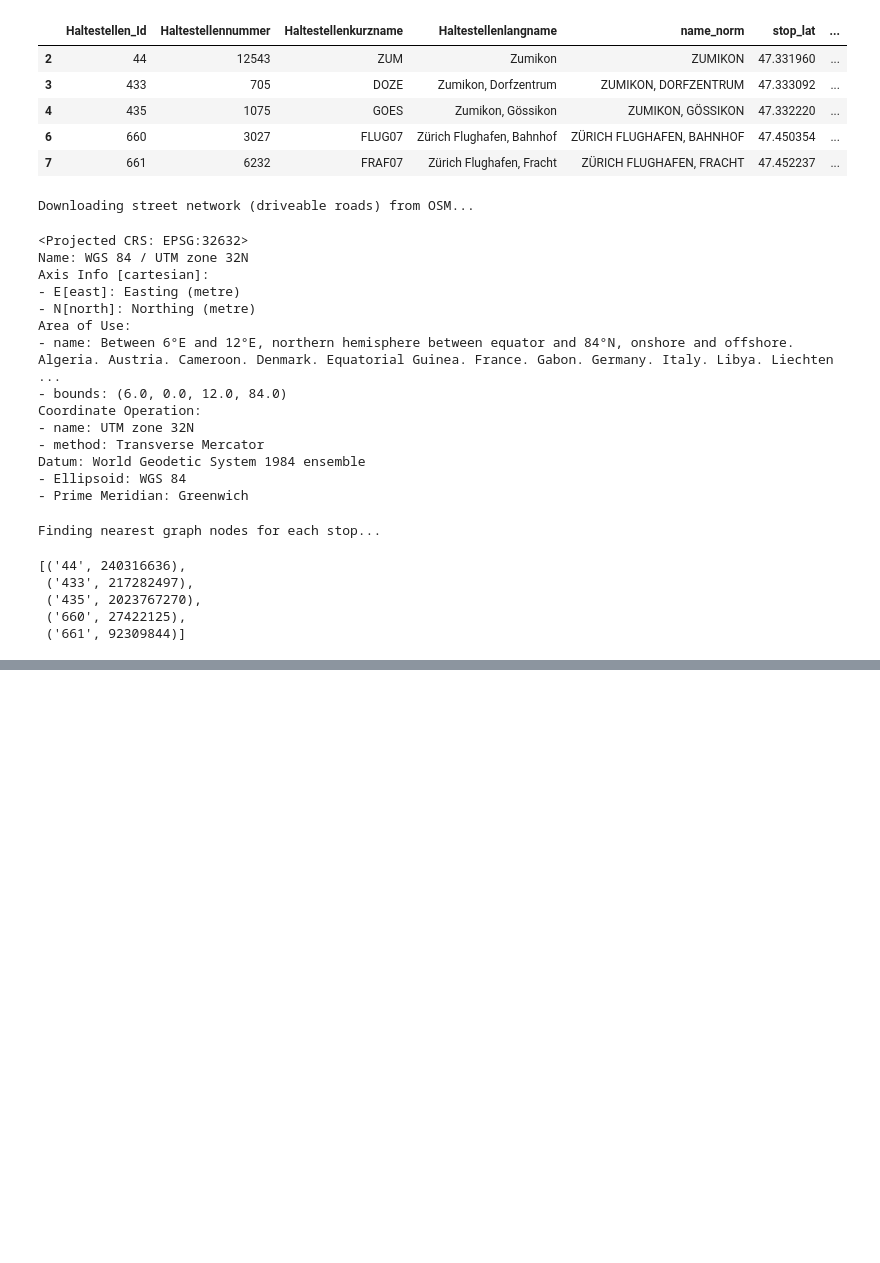
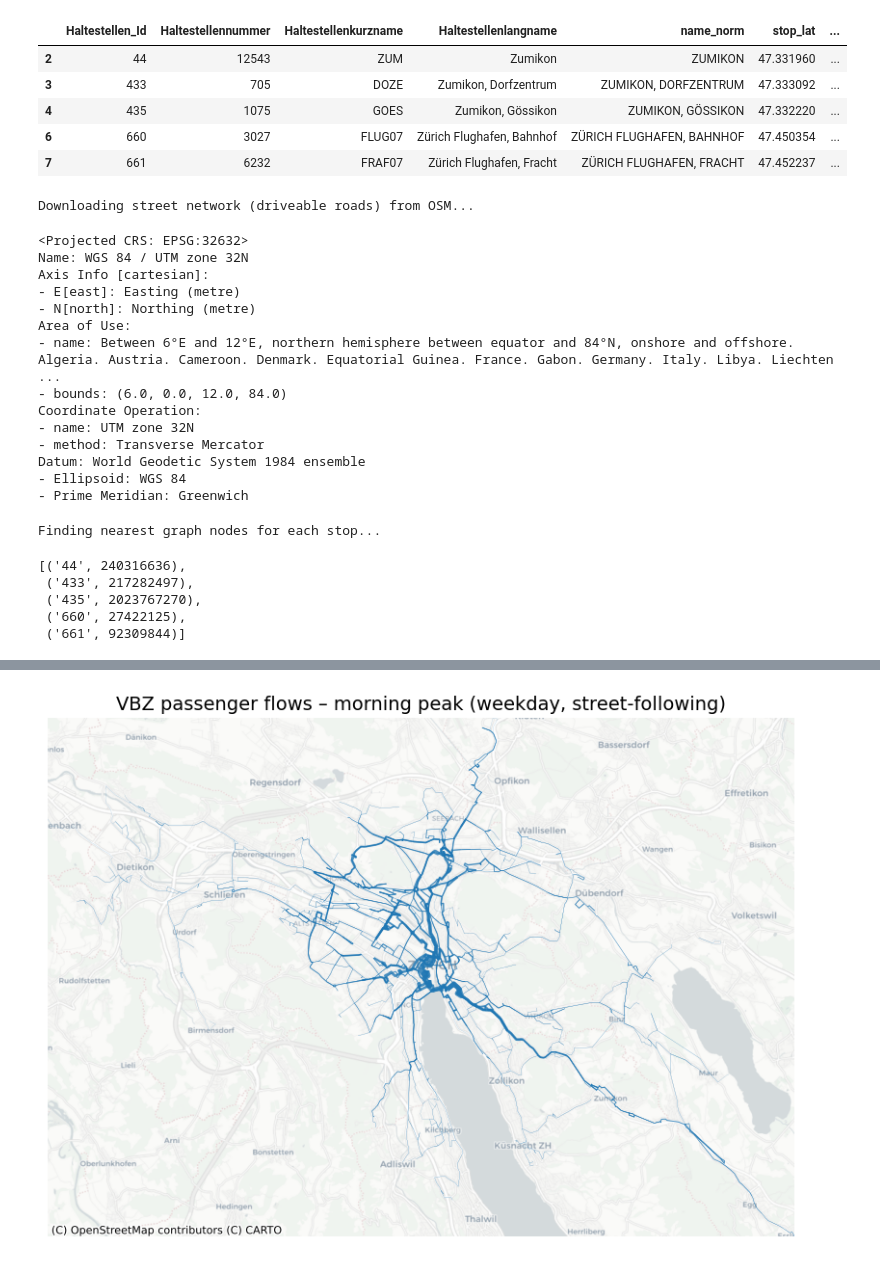
Before and after one commit to fcampell/DWDL, a Jupyter notebook: notebooks/public_transport.ipynb, the cells around one changed output, grey strips where cells are left out. Cells and saved outputs as stored; diff of their text form; code cells hidden in the pictures; blank space fills up the shorter version.

```diff
--- a/notebooks/public_transport.ipynb
+++ b/notebooks/public_transport.ipynb
@@ -445,0 +458,18 @@ Segments with valid street-following geometry: 0
+# %%
+# %%
+import geopandas as gpd
+import matplotlib.pyplot as plt
+import contextily as ctx
+
+# 1. Attach street-following geometries to the flow table
+flows_geom = segment_hour.merge(
+    unique_segments[["Haltestellen_Id", "Nach_Hst_Id", "geometry"]],
+    on=["Haltestellen_Id", "Nach_Hst_Id"],
+    how="inner"
+)
+
+# Make sure it's a GeoDataFrame with the same CRS as the graph
+flows_geom = gpd.GeoDataFrame(flows_geom, geometry="geometry", crs=graph_crs)
+
+print(f"Segments with flow + geometry: {len(flows_geom)}")
+flows_geom.head()
@@ -445,0 +526,50 @@ Segments with valid street-following geometry: 0
+# %%
+# %%
+# 3. Plot morning peak flows through Zürich (street-following)
+
+time_slot_to_plot = "morning_peak"
+
+flows_plot = flows_slot_gdf[flows_slot_gdf["time_slot"] == time_slot_to_plot].copy()
+
+if len(flows_plot) == 0:
+    raise ValueError(f"No data for time slot '{time_slot_to_plot}'")
+
+# Reproject to Web Mercator for basemap tiles
+flows_plot_web = flows_plot.to_crs(epsg=3857)
+
+# Scale linewidth by intensity (sum of Besetzung)
+q90 = flows_plot_web["flow_besetzung"].quantile(0.90)
+if q90 <= 0:
+    q90 = flows_plot_web["flow_besetzung"].replace(0, pd.NA).dropna().quantile(0.90)
+
+flows_plot_web["weight"] = flows_plot_web["flow_besetzung"] / q90
+flows_plot_web["weight"] = flows_plot_web["weight"].clip(lower=0.1, upper=5.0)
+
+fig, ax = plt.subplots(figsize=(10, 10))
+
+# Plot flows
+flows_plot_web.plot(
+    ax=ax,
+    linewidth=flows_plot_web["weight"],
+    alpha=0.8
+)
+
+# Make sure the extent fits the data
+minx, miny, maxx, maxy = flows_plot_web.total_bounds
+ax.set_xlim(minx, maxx)
+ax.set_ylim(miny, maxy)
+
+ax.set_axis_off()
+
+# Use a provider that definitely exists
+# You can also try OpenStreetMap.Mapnik if you prefer
+ctx.add_basemap(
+    ax,
+    crs=flows_plot_web.crs,
+    source=ctx.providers.CartoDB.Positron
+)
+
+ax.set_title("VBZ passenger flows – morning peak (weekday, street-following)", fontsize=14)
+plt.show()
+# %% [output]
+[figure, added]
```
Also changed, not shown: parts of 16 cells of this notebook.
